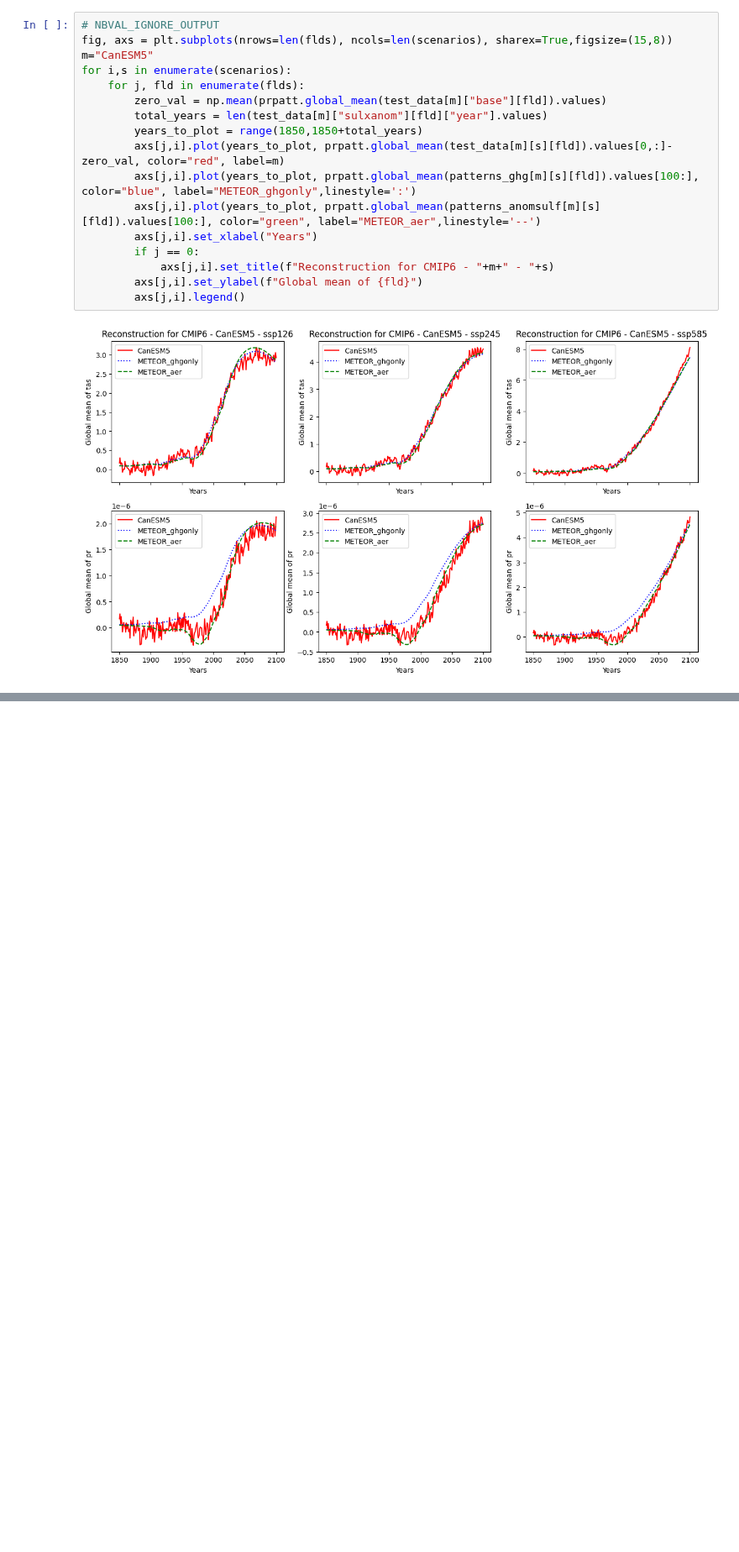
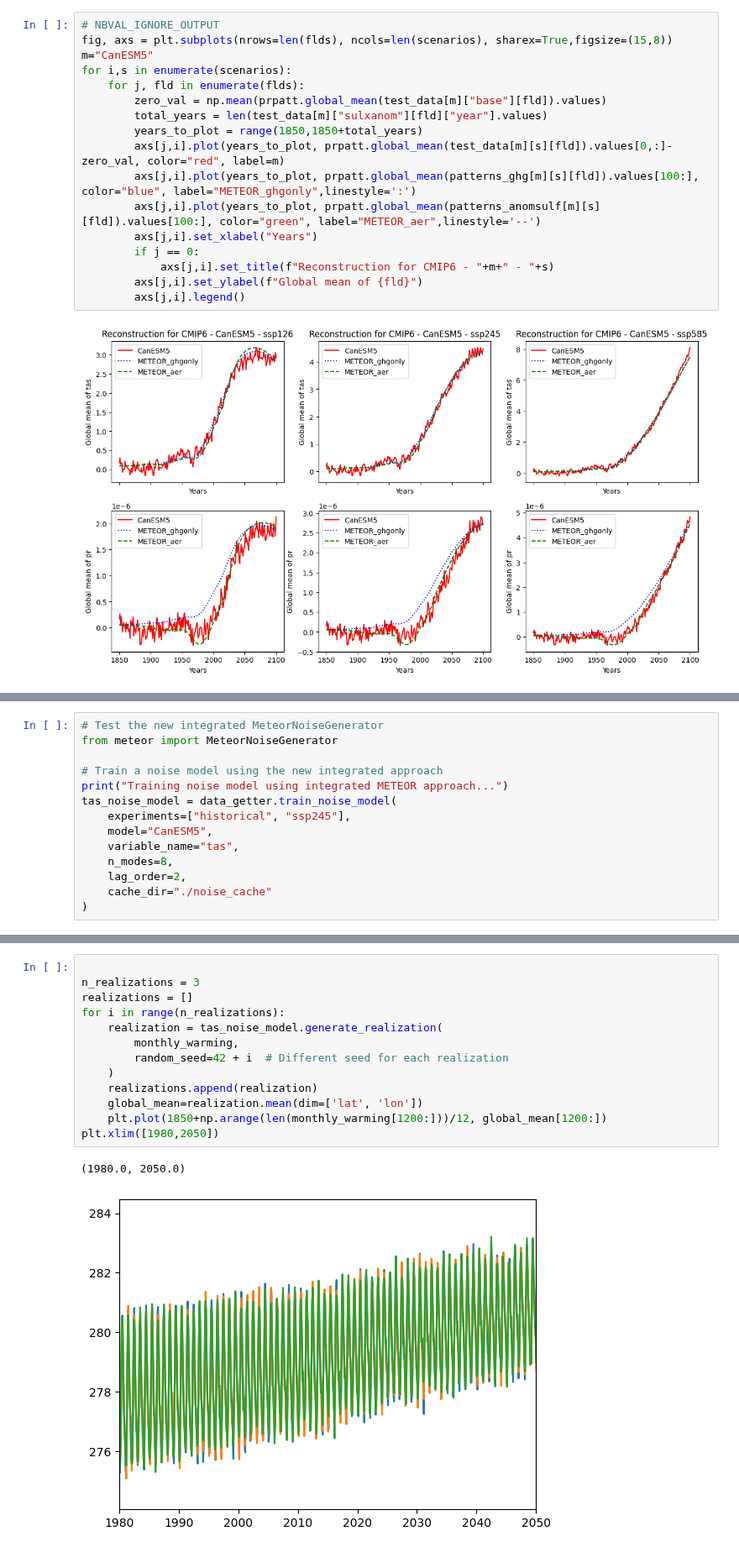
Before and after one commit to benmsanderson/METEOR, a Jupyter notebook: notebooks/CMIP6_mmdemo_with_archiving.ipynb, the cells around one changed output, grey strips where cells are left out. Shown at 84% size. Cells and saved outputs as stored; diff of their text form; blank space fills up the shorter version.

```diff
--- a/notebooks/CMIP6_mmdemo_with_archiving.ipynb
+++ b/notebooks/CMIP6_mmdemo_with_archiving.ipynb
@@ -415,0 +177,14 @@ reconstructed_anomalies_xr = xr.DataArray(
+# %%
+# Test the new integrated MeteorNoiseGenerator
+from meteor import MeteorNoiseGenerator
+
+# Train a noise model using the new integrated approach
+print("Training noise model using integrated METEOR approach...")
+tas_noise_model = data_getter.train_noise_model(
+    experiments=["historical", "ssp245"],
+    model="CanESM5",
+    variable_name="tas",
+    n_modes=8,
+    lag_order=2,
+    cache_dir="./noise_cache"
+)
@@ -415,0 +218,16 @@ reconstructed_anomalies_xr = xr.DataArray(
+# %%
+
+n_realizations = 3
+realizations = []
+for i in range(n_realizations):
+    realization = tas_noise_model.generate_realization(
+        monthly_warming,
+        random_seed=42 + i  # Different seed for each realization
+    )
+    realizations.append(realization)
+    global_mean=realization.mean(dim=['lat', 'lon'])
+    plt.plot(1850+np.arange(len(monthly_warming[1200:]))/12, global_mean[1200:])
+plt.xlim([1980,2050])
+# %% [output]
+(1980.0, 2050.0)
+[figure, added]
```
Also changed, not shown: parts of 16 cells of this notebook, 5 other files.
